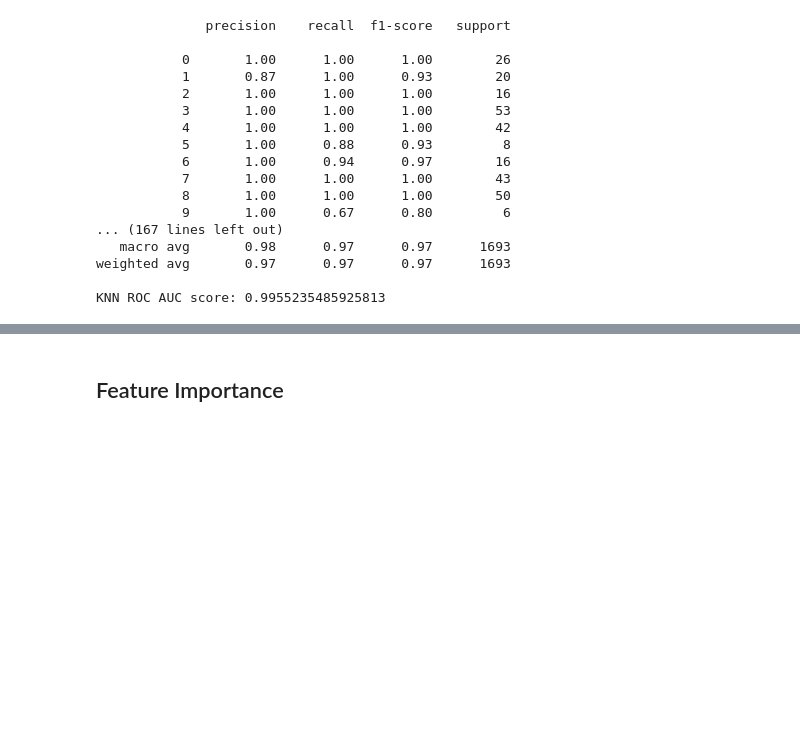
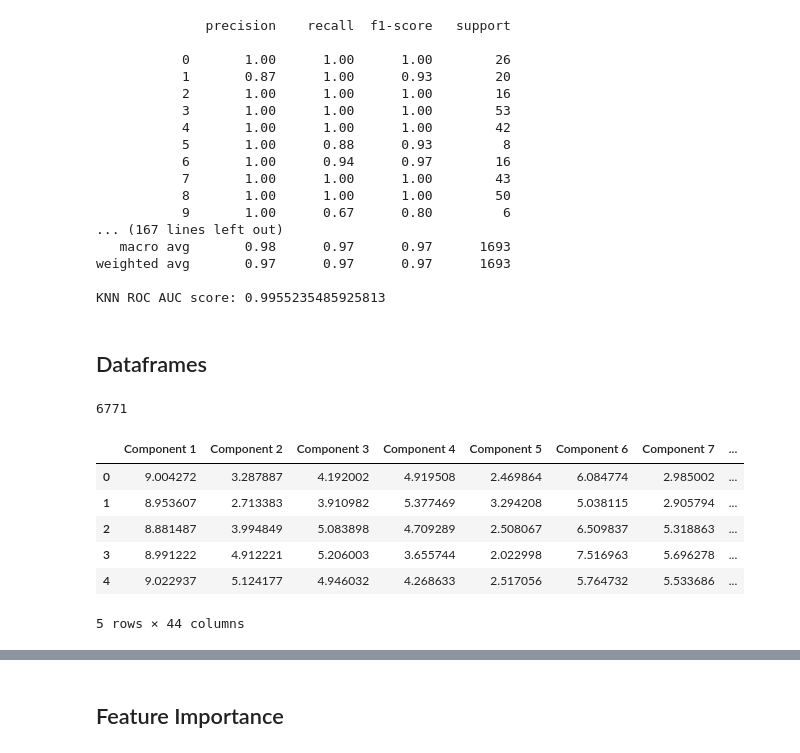
Before and after one commit to giovannellilab/media-prediction, a Jupyter notebook: notebooks/04-Model-Eval.ipynb, the cells around one changed output, grey strips where cells are left out. Drawn from its saved outputs; the diff is of its cells as text; code cells hidden in the pictures; blank space fills up the shorter version.

```diff
--- a/notebooks/04-Model-Eval.ipynb
+++ b/notebooks/04-Model-Eval.ipynb
@@ -191,7 +181,7 @@ print("{} clusters returns a maximum Silhouette Coefficient of {}".format(n, s))
 # %%
 # Cluster using maximum coefficient's n_clusters
-clusterer = KMeans(n_clusters=182, random_state=RANDOM_SEED) # n OR 182 (averaged max_silhouette)
-cluster_labels = clusterer.fit_predict(X_train_transformed)
+clusterer = KMeans(n_clusters=182, random_state=RANDOM_SEED)
+training_clusters = clusterer.fit_predict(X_train_transformed)
 test_clusters = clusterer.predict(X_test_transformed)
 # %% [markdown]
 ### Metrics
@@ -301,9 +291,13 @@ RF ROC AUC score: 0.9990703466319887
 ### Nearest Neighbors
 # %%
 knc= KNeighborsClassifier(n_neighbors=5)
-knc.fit(X_train_transformed, cluster_labels)
-distances, indices = knc.kneighbors(X_test_transformed)
+knc.fit(X_train_transformed, training_clusters)
+
+X_test_reindexed = list(X_test_transformed) # is this mapping accurate?
+
+distances, indices = knc.kneighbors(X_test_reindexed)
 
 print(knc.predict(X_test_transformed))
+indices
 # %% [output]
 [ 14  61 104 ... 130   6  76]
@@ -342,3 +343,33 @@ print("KNN ROC AUC score:", roc_score)
 weighted avg       0.97      0.97      0.97      1693
 
 KNN ROC AUC score: 0.9955235485925813
+# %% [markdown]
+## Dataframes
+# %%
+# Training data
+train_df = pd.DataFrame(X_train_transformed, columns=[f"Component {i+1}" for i in range(X_train_transformed.shape[1])])
+train_df['Set'] = 'Training'
+y_train_labels = list(y_train)
+train_df['Target'] = y_train_labels
+train_df['KMeans Cluster'] = training_clusters
+
+# Media cluster labels
+media_clusters = pd.read_csv(os.path.join(DATA_DIR, "model", "media-clusters.csv"))
+media_clusters = media_clusters[["media_id", "Cluster"]]
+media_clusters = media_clusters.rename(columns={"media_id": "Target", "Cluster": "Media Cluster"})
+target_label_mapping = dict(zip(media_clusters['Target'], media_clusters['Media Cluster']))
+train_df['Media Cluster'] = train_df['Target'].map(target_label_mapping)
+
+train_df.to_csv(os.path.join(DATA_DIR, "model", "param-train-output.csv"), index=False)
+
+print(len(train_df))
+train_df.head()
+# %% [output]
+6771
+|  | Component 1 | Component 2 | Component 3 | Component 4 | Component 5 | Component 6 | Component 7 | ... |
+| 0 | 9.004272 | 3.287887 | 4.192002 | 4.919508 | 2.469864 | 6.084774 | 2.985002 | ... |
+| 1 | 8.953607 | 2.713383 | 3.910982 | 5.377469 | 3.294208 | 5.038115 | 2.905794 | ... |
+| 2 | 8.881487 | 3.994849 | 5.083898 | 4.709289 | 2.508067 | 6.509837 | 5.318863 | ... |
+| 3 | 8.991222 | 4.912221 | 5.206003 | 3.655744 | 2.022998 | 7.516963 | 5.696278 | ... |
+| 4 | 9.022937 | 5.124177 | 4.946032 | 4.268633 | 2.517056 | 5.764732 | 5.533686 | ... |
+5 rows × 44 columns
```
Also changed, not shown: parts of 13 cells of this notebook.
